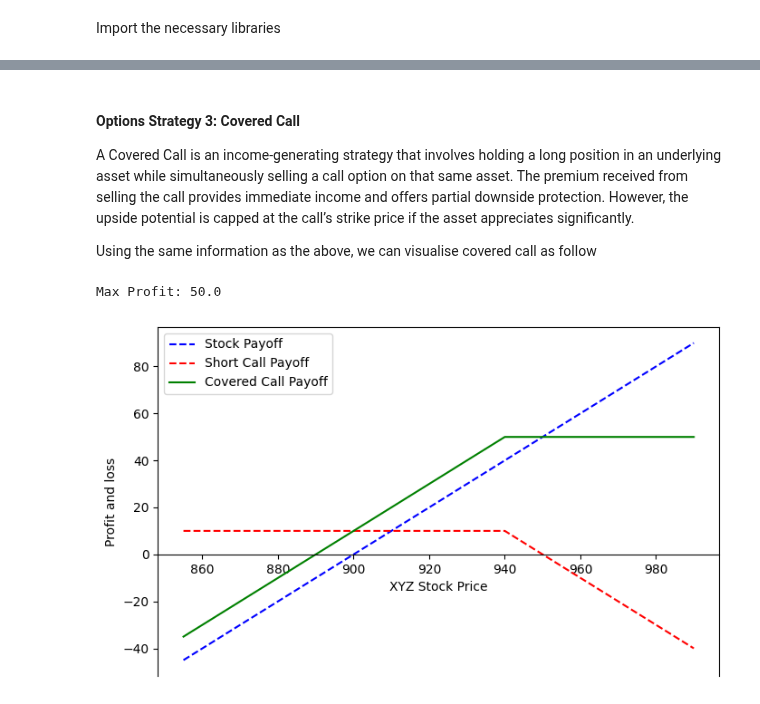
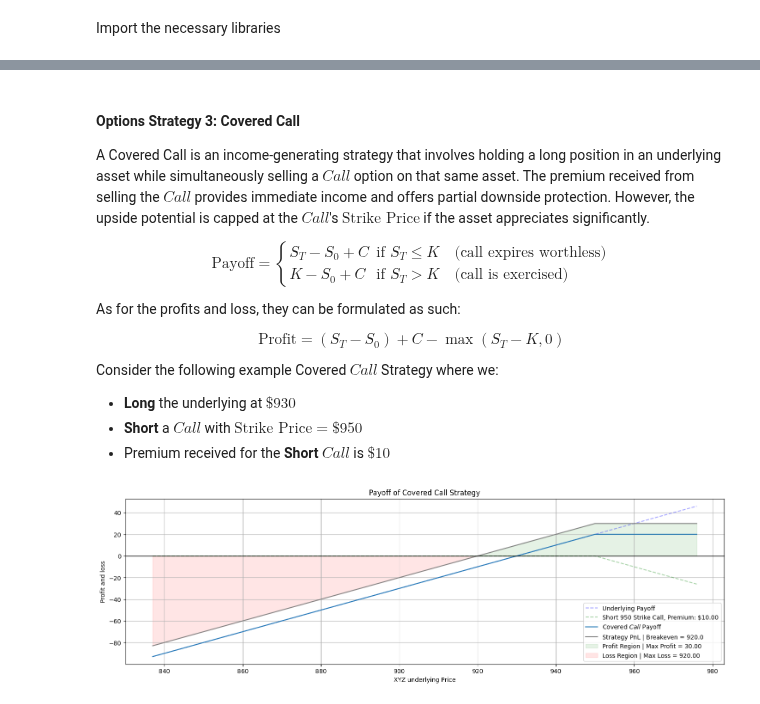
Before and after one commit to KevinTan1203/Systematic-Quant-Trading, a Jupyter notebook: Quantitative Concepts/Derivatives & Options/Options.ipynb, the cells around one changed output, grey strips where cells are left out. Cells and saved outputs as stored; diff of their text form; code cells hidden in the pictures.

```diff
--- a/Quantitative Concepts/Derivatives & Options/Options.ipynb
+++ b/Quantitative Concepts/Derivatives & Options/Options.ipynb
@@ -34,4 +72,11 @@ Recall:
 # %%
-def call_payoff(sT, strike_price, premium):
-  return np.where(sT > strike_price, sT - strike_price, 0) - premium
+def call_payoff(sT, strike_price, action="long"): # Action can be "long" or "short", which means buying or selling the call option, respectively.
+  if action == "long":
+    # Buying call means that you will make a profit if the underlying price goes up, and you will lose money if the underlying price goes down.
+    # The payoff is the difference between the underlying price and the strike price at maturity
+    return np.where(sT > strike_price, sT - strike_price, 0)
+  elif action == "short":
+    # Selling call means that you will make a profit if the underlying price goes down, and you will lose money if the underlying price goes up.
+    # The payoff is the difference between the strike price and the underlying price at maturity
+    return np.where(sT > strike_price, strike_price - sT, 0)
 # %% [markdown]
@@ -184,37 +358,65 @@ The max profit is capped at $15 and the max loss is limited to $5. Therefore, th
 # %% [markdown]
 #### Options Strategy 3: Covered Call
 
-A Covered Call is an income-generating strategy that involves holding a long position in an underlying asset while simultaneously selling a call option on that same asset. The premium received from selling the call provides immediate income and offers partial downside protection. However, the upside potential is capped at the call’s strike price if the asset appreciates significantly.
+A Covered Call is an income-generating strategy that involves holding a long position in an underlying asset while simultaneously selling a $Call$ option on that same asset. The premium received from selling the $Call$ provides immediate income and offers partial downside protection. However, the upside potential is capped at the $Call$'s $\text{Strike Price}$ if the asset appreciates significantly.
 
-Using the same information as the above, we can visualise covered call as follow
+$$
+\text{Payoff} =
+\begin{cases}
+S_T - S_0 + C & \text{if } S_T \leq K \quad \text{(call expires worthless)} \\[1.2em]
+K - S_0 + C   & \text{if } S_T > K \quad \text{(call is exercised)}
+\end{cases}
+$$
+
+As for the profits and loss, they can be formulated as such:
+
+$$
+\text{Profit} = (S_T - S_0) + C - \max(S_T - K, 0)
+$$
+
+Consider the following example Covered $Call$ Strategy where we:
+- **Long** the underlying at $\$930$
+- **Short** a $Call$ with $\text{Strike Price} = {\$950}$
+- Premium received for the **Short** $Call$ is $\$10$
 # %%
-spot = spot_price
+# Adjust the param to your liking to see how the payoff changes
+spot_price = 930
+strike_price_short_Call = 950
+premium_short_Call = 10
 
-# Short call
-short_call_premium_strike = strike_price_short_call
-short_call_premium = premium_short_call
+# underlying price range at expiration of the Option
+sT = np.arange(0.9*spot_price,1.05*spot_price,1)
 
-# Buy and hold the stock
-xyz_payoff = sT - spot
+# Buy and hold the underlying
+xyz_payoff = sT - spot_price
 
-# Sell the call option
-xyz_payoff_short_call = -call_payoff(sT, short_call_premium_strike, short_call_premium)
+# Short Call Option payoff
+xyz_payoff_short_call = call_payoff(sT, strike_price_short_Call, action="short")
 
-# Covered call payoff
+# Covered Call Option Payoff
 xyz_covered_call_payoff = xyz_payoff + xyz_payoff_short_call
+pnl_covered_call = xyz_covered_call_payoff + premium_short_Call  # Since we are short the call, we receive the premium, so we add it to the payoff to get the PnL.
 
-print("Max Profit:", max(xyz_covered_call_payoff))
+fig, ax = plt.subplots(figsize=(18, 5))
+ax.plot(sT,xyz_payoff,'--',label=f'Underlying Payoff',color='b', alpha=0.35)
+ax.plot(sT,xyz_payoff_short_call,'--',label=f'Short 950 Strike Call, Premium: ${premium_short_Call:.2f}',color='g', alpha=0.35)
+ax.plot(sT,xyz_covered_call_payoff,label='Covered $Call$ Payoff')
 
+# Plot the profit/loss curve
+breakeven_points = sT[np.isclose(pnl_covered_call, 0, atol=0.5)]
+for be in breakeven_points:
+  ax.plot(sT, pnl_covered_call, label=f"Strategy PnL | Breakeven = {be}", color='grey')
 
-fig, ax = plt.subplots(figsize=(8,5))
-ax.spines['bottom'].set_position('zero')
-ax.plot(sT,xyz_payoff,'--',label='Stock Payoff',color='b')
-ax.plot(sT,xyz_payoff_short_call,'--',label='Short Call Payoff',color='r')
-ax.plot(sT,xyz_covered_call_payoff,label='Covered Call Payoff',color='g')
-plt.xlabel('XYZ Stock Price')
+# Profit region
+ax.fill_between(sT, pnl_covered_call, 0, where=(pnl_covered_call > 0), interpolate=True, alpha=0.1, color='green', label='Profit Region | Max Profit = {:.2f}'.format(pnl_covered_call.max()))
+ax.fill_between(sT, pnl_covered_call, 0, where=(pnl_covered_call < 0), interpolate=True, alpha=0.1, color='red', label='Loss Region | Max Loss = {:.2f}'.format(spot_price - premium_short_Call))
+
+plt.axhline(0, color='k', linestyle='-', linewidth=1.0)  # x-axis at zero payoff
+plt.title('Payoff of Covered Call Strategy')
+plt.xlabel('XYZ underlying Price')
 plt.ylabel('Profit and loss')
+plt.grid()
 plt.legend()
 plt.show()
 # %% [output]
-Max Profit: 50.0
-[figure, old version]
+[figure, new version]
```
Also changed, not shown: parts of 48 cells of this notebook.
